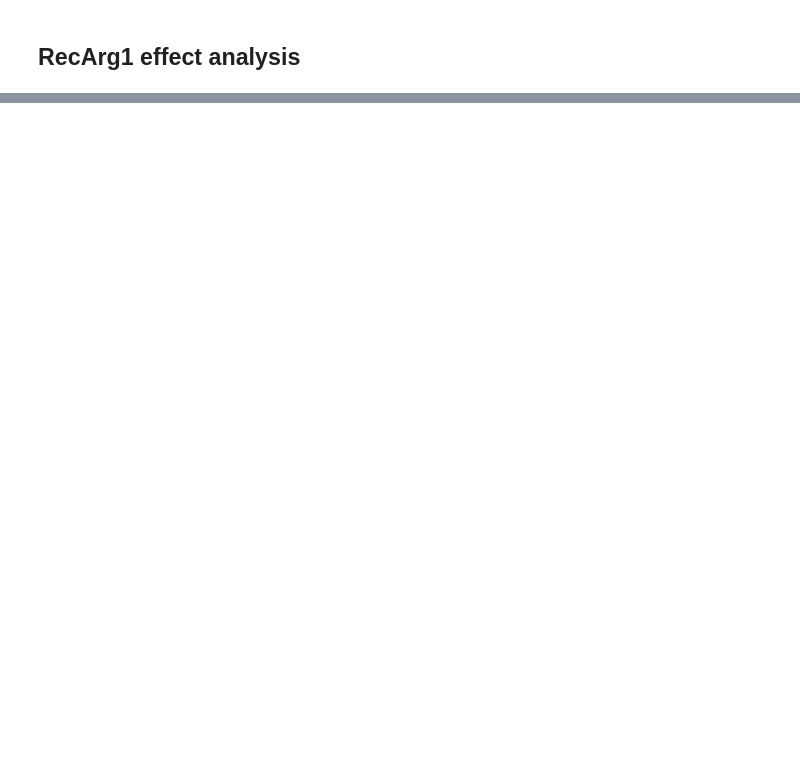
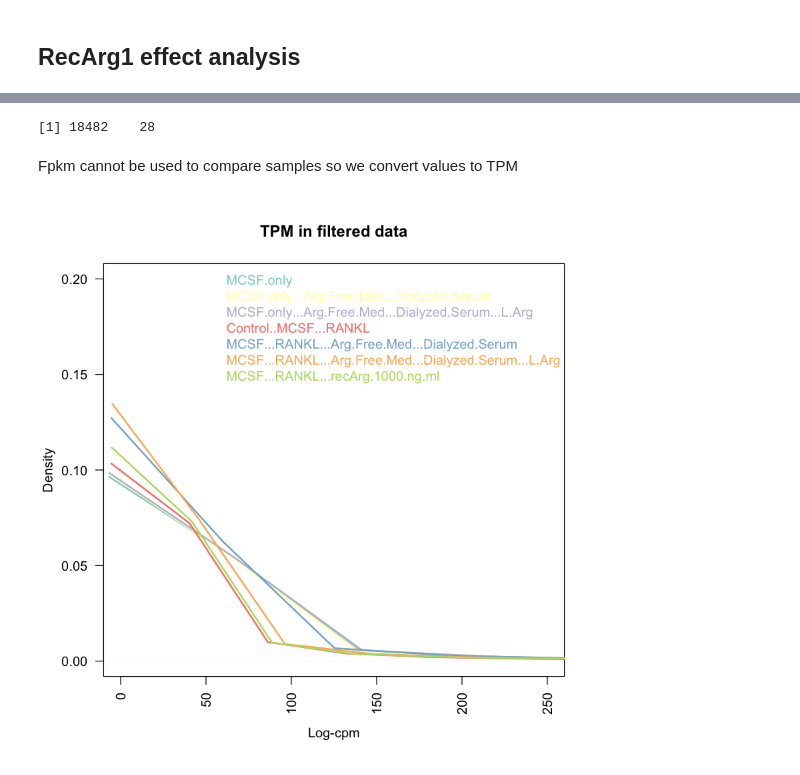
Before and after one commit to lvulliard/Brunner2019, a Jupyter notebook: RNA-DiffEq.ipynb, the cells around one changed output, grey strips where cells are left out. Saved outputs shown, nothing was run; the diff lists cells and outputs as text; code cells hidden in the pictures; blank space fills up the shorter version.

Commit message:
Continue example and start real analysis up to filtration of unexpressed and convert to TPM

```diff
--- a/RNA-DiffEq.ipynb
+++ b/RNA-DiffEq.ipynb
@@ -101,3 +228,10 @@ dgeData$samples
+# %%
+dgeDataExpressed <- dgeData[rowSums(dgeData$counts==0)<25,, keep.lib.sizes=FALSE]
+dim(dgeDataExpressed)
+# %% [output]
+[1] 18482    28
+# %% [markdown]
+Fpkm cannot be used to compare samples so we convert values to TPM
 # %%
 fpkmToTpm <- function(fpkm)
 {
@@ -107,0 +240,16 @@ dgeData
+# %%
+dgeDataExpressed = apply(dgeDataExpressed, 2, fpkmToTpm)
+# %%
+nsamples <- 28
+col <- rep(brewer.pal(7, "Set3"))
+
+plot(density(dgeDataExpressed[,1]), col=col[1], lwd=2, xlim = c(0,250), ylim=c(0,0.2), las=2,
+     main="", xlab="")
+title(main="TPM in filtered data", xlab="Log-cpm")
+for (i in 2:nsamples){
+   den <- density(dgeDataExpressed[,i])
+   lines(den$x, den$y, col=col[i], lwd=2)
+}
+legend("topright", rownames(dgeData$samples)[1:7], text.col=col, bty="n")
+# %% [output]
+[figure, added]
```
Also changed, not shown: parts of 17 cells of this notebook.
